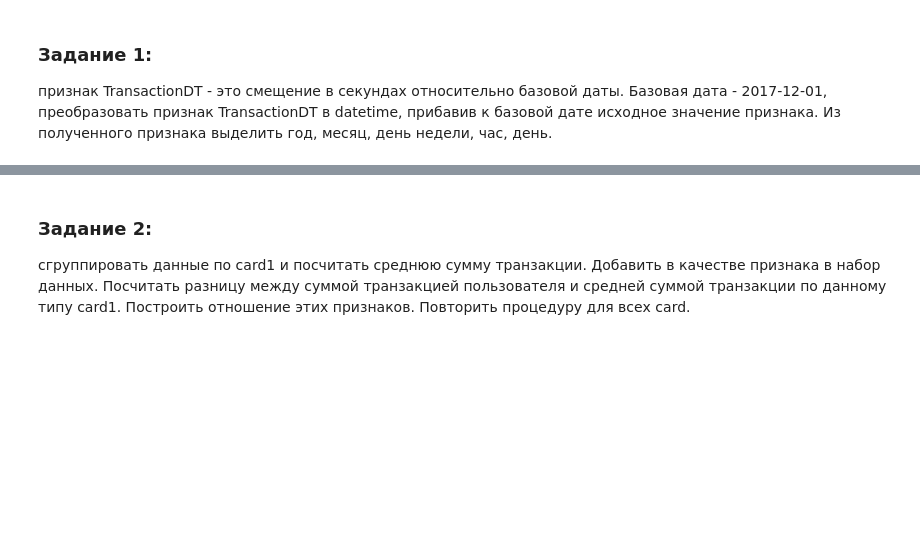
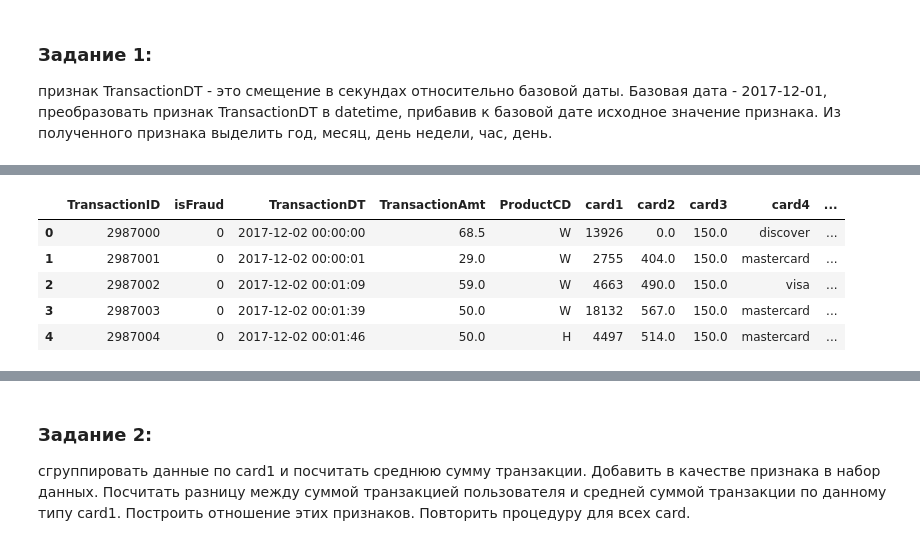
Before and after one commit to annulet/kaggle, a Jupyter notebook: hw_3.ipynb, the cells around one changed output, grey strips where cells are left out. Drawn from its saved outputs; the diff is of its cells as text; code cells hidden in the pictures; blank space fills up the shorter version.

```diff
--- a/hw_3.ipynb
+++ b/hw_3.ipynb
@@ -470,0 +482,2 @@ import datetime
+# %%
+train['TransactionDT'] = train['TransactionDT'].apply(lambda x: timedelta(seconds=x))
@@ -470,0 +486,3 @@ import datetime
+# %%
+base_date = datetime.fromisoformat('2017-12-01')
+base_date
@@ -470,0 +491,2 @@ import datetime
+# %%
+train['TransactionDT'] = train['TransactionDT'].apply(lambda x: base_date + x)
@@ -470,0 +504,9 @@ import datetime
+# %%
+train['year'] = train['TransactionDT'].dt.year
+train['month'] = train['TransactionDT'].dt.month
+train['dayofmonth'] = train['TransactionDT'].dt.day
+train['quarter'] = train['TransactionDT'].dt.quarter
+train['dayofyear'] = train['TransactionDT'].dt.dayofyear
+train['weekofyear'] = train['TransactionDT'].dt.weekofyear
+train['dayofweek'] = train['TransactionDT'].dt.dayofweek
+train['hour'] = train['TransactionDT'].dt.hour
@@ -470,0 +522,9 @@ import datetime
+# %%
+train.head()
+# %% [output]
+|  | TransactionID | isFraud | TransactionDT | TransactionAmt | ProductCD | card1 | card2 | card3 | card4 | ... |
+| 0 | 2987000 | 0 | 2017-12-02 00:00:00 | 68.5 | W | 13926 | 0.0 | 150.0 | discover | ... |
+| 1 | 2987001 | 0 | 2017-12-02 00:00:01 | 29.0 | W | 2755 | 404.0 | 150.0 | mastercard | ... |
+| 2 | 2987002 | 0 | 2017-12-02 00:01:09 | 59.0 | W | 4663 | 490.0 | 150.0 | visa | ... |
+| 3 | 2987003 | 0 | 2017-12-02 00:01:39 | 50.0 | W | 18132 | 567.0 | 150.0 | mastercard | ... |
+| 4 | 2987004 | 0 | 2017-12-02 00:01:46 | 50.0 | H | 4497 | 514.0 | 150.0 | mastercard | ... |
```
Also changed, not shown: parts of 57 cells of this notebook.
